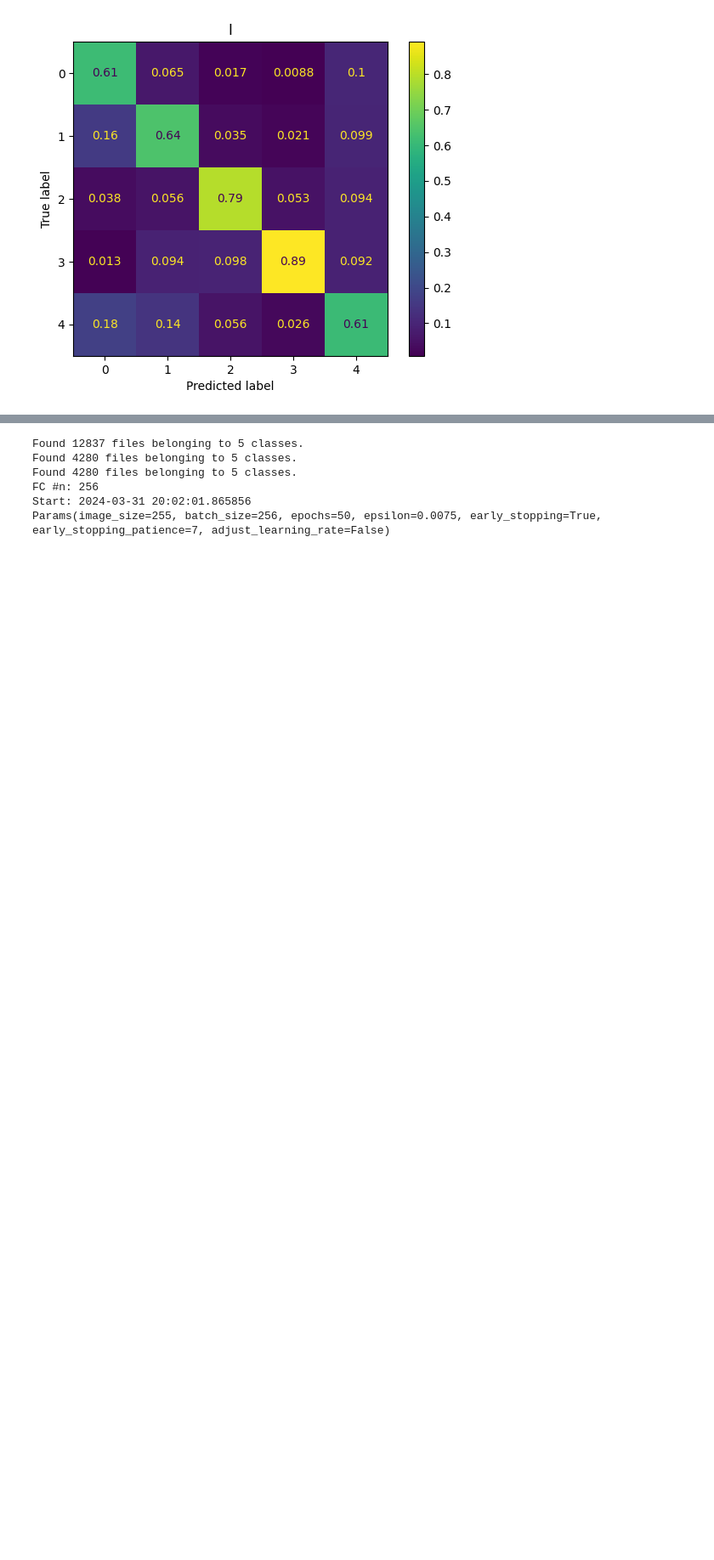
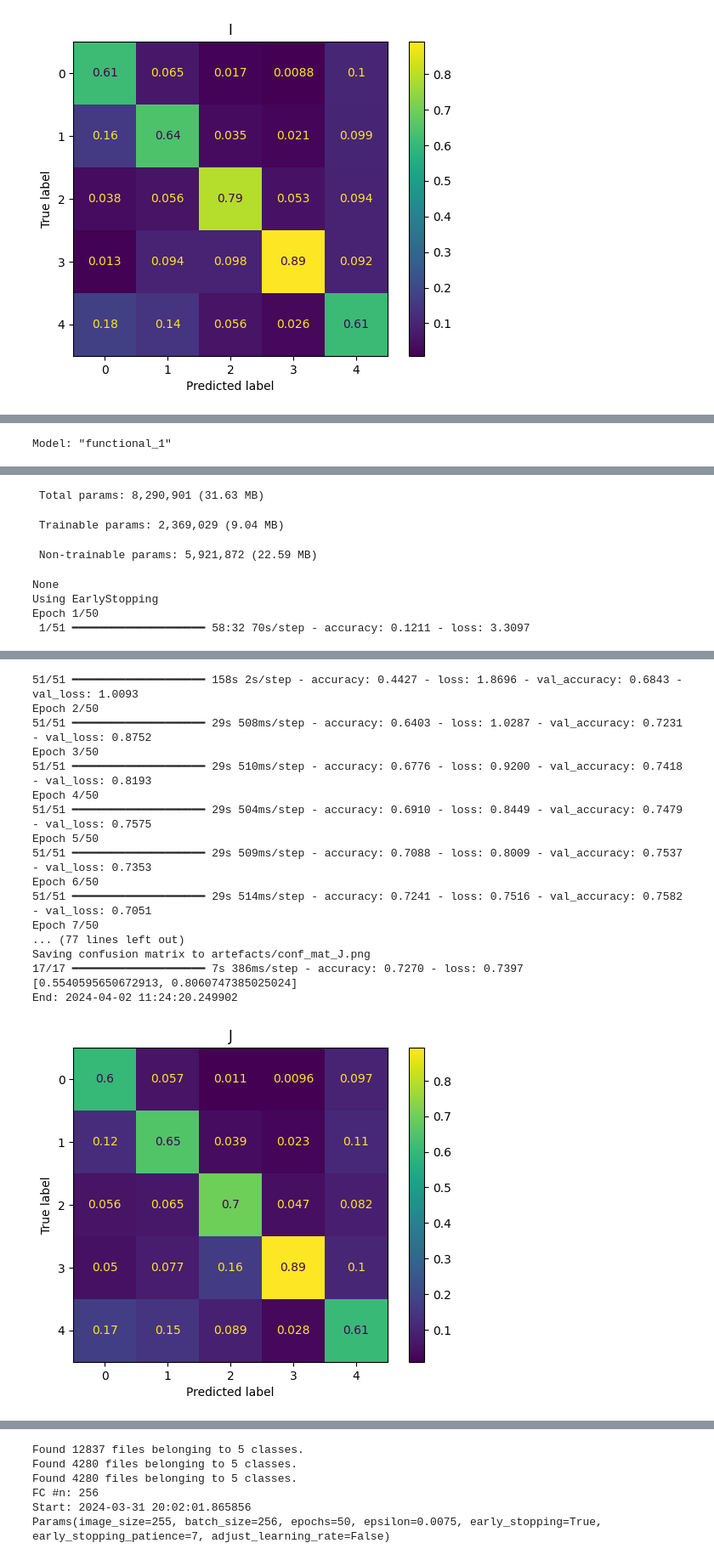
Before and after one commit to btsmith29/AMLS_II_assignment23_24, a Jupyter notebook: workings/assignment-workings.ipynb, the cells around one changed output, grey strips where cells are left out. Shown at 85% size. Cells and saved outputs as stored; diff of their text form; code cells hidden in the pictures; blank space fills up the shorter version.

Commit message:
more ablations and experiments

```diff
--- a/workings/assignment-workings.ipynb
+++ b/workings/assignment-workings.ipynb
@@ -44,7 +47,7 @@ from sklearn.metrics import confusion_matrix, ConfusionMatrixDisplay
 from tensorflow.data import Dataset
 from tensorflow.keras import layers, callbacks
 from tensorflow.keras.models import Model
-from tensorflow.keras.layers import Conv2D, Dense, Dropout, Flatten, GlobalAveragePooling2D, MaxPooling2D
+from tensorflow.keras.layers import BatchNormalization, Conv2D, Dense, Dropout, Flatten, GlobalAveragePooling2D, MaxPooling2D
 from typing import NamedTuple, Tuple
 
 
@@ -104,7 +107,7 @@ def create_model(base_model_fn: str, name: str, params: Params) -> ModelWrapper:
     return ModelWrapper(model, base_model)
 
 
-def create_model_ablations(base_model_fn: str, name: str, params: Params, fc_layers = 2, fc_neurons = 1024) -> ModelWrapper:
+def create_model_ablations(base_model_fn: str, name: str, params: Params, fc_layers = 2, fc_neurons = 1024, bn = False) -> ModelWrapper:
     """
     Create Keras application model, e.g.
         tf.keras.applications.EfficientNetV2B0
@@ -122,6 +125,8 @@ def create_model_ablations(base_model_fn: str, name: str, params: Params, fc_lay
     x = base_model(inputs, training=False)
     # Head
     x = GlobalAveragePooling2D()(x)
+    if bn:
+        x = BatchNormalization()(x)
     x = Flatten()(x)
 
     l = 0
@@ -327,10 +332,10 @@ def data_preprocessing(path: Path,
 
     df_images = pd.read_csv((data_path / "train.csv"))
 
-#     imgs1 = random.sample(df_images[df_images.label==3].image_id.tolist(), k=6579)
-#     imgs2 = df_images[df_images.label!=3].image_id.tolist()
+    imgs1 = random.sample(df_images[df_images.label==3].image_id.tolist(), k=2577)
+    imgs2 = df_images[df_images.label!=3].image_id.tolist()
 
-#     df_images = df_images[df_images.image_id.isin((imgs1+imgs2))].copy()
+    df_images = df_images[df_images.image_id.isin((imgs1+imgs2))].copy()
 
     X_train, X_test, y_train, y_test = train_test_split(df_images.image_id, df_images.label, test_size=0.2, random_state=12)
 
@@ -489,0 +528,2 @@ def plot_experiments_comp2(df_history: pd.DataFrame, task_ids: list, epoch_limit
+# %%
+ds_train, ds_valid, ds_test, class_weights = data_preprocessing(Path(cwd), DEFAULT_PARAMS)
@@ -2205,3 +2345,16 @@ Saving confusion matrix to artefacts/conf_mat_I.png
 [0.5418745279312134, 0.8121495246887207]
 End: 2024-04-02 10:30:12.163981
 [figure]
+# %%
+params = Params(255, 256, 50, 0.0075, True, 7, False)
+ds_train, ds_valid, ds_test, class_weights = data_preprocessing(Path(cwd), params)
+print(f"Batch Norm")
+print(f"Start: {datetime.datetime.now()}")
+print(params)
+model = create_model_ablations(tf.keras.applications.EfficientNetV2B0, "base", params, 2, 1024)
+print(model.model.summary())
+df_train, df_test = run_task(f"J", model, ds_train, ds_valid, ds_test, params, class_weights)
+collector.add_task_results(df_train, df_test)
+print(model.model.evaluate(ds_test))
+print(f"End: {datetime.datetime.now()}")
+# %% [output]
@@ -2207,0 +2367 @@ End: 2024-04-02 10:30:12.163981
+Model: "functional_1"
@@ -2207,0 +2385,7 @@ End: 2024-04-02 10:30:12.163981
+ Total params: 8,290,901 (31.63 MB)
+ Trainable params: 2,369,029 (9.04 MB)
+ Non-trainable params: 5,921,872 (22.59 MB)
+None
+Using EarlyStopping
+Epoch 1/50
+ 1/51 ━━━━━━━━━━━━━━━━━━━━ 58:32 70s/step - accuracy: 0.1211 - loss: 3.3097
@@ -2207,0 +2394,18 @@ End: 2024-04-02 10:30:12.163981
+51/51 ━━━━━━━━━━━━━━━━━━━━ 158s 2s/step - accuracy: 0.4427 - loss: 1.8696 - val_accuracy: 0.6843 - val_loss: 1.0093
+Epoch 2/50
+51/51 ━━━━━━━━━━━━━━━━━━━━ 29s 508ms/step - accuracy: 0.6403 - loss: 1.0287 - val_accuracy: 0.7231 - val_loss: 0.8752
+Epoch 3/50
+51/51 ━━━━━━━━━━━━━━━━━━━━ 29s 510ms/step - accuracy: 0.6776 - loss: 0.9200 - val_accuracy: 0.7418 - val_loss: 0.8193
+Epoch 4/50
+51/51 ━━━━━━━━━━━━━━━━━━━━ 29s 504ms/step - accuracy: 0.6910 - loss: 0.8449 - val_accuracy: 0.7479 - val_loss: 0.7575
+Epoch 5/50
+51/51 ━━━━━━━━━━━━━━━━━━━━ 29s 509ms/step - accuracy: 0.7088 - loss: 0.8009 - val_accuracy: 0.7537 - val_loss: 0.7353
+Epoch 6/50
+51/51 ━━━━━━━━━━━━━━━━━━━━ 29s 514ms/step - accuracy: 0.7241 - loss: 0.7516 - val_accuracy: 0.7582 - val_loss: 0.7051
+Epoch 7/50
+... (77 lines left out)
+Saving confusion matrix to artefacts/conf_mat_J.png
+17/17 ━━━━━━━━━━━━━━━━━━━━ 7s 386ms/step - accuracy: 0.7270 - loss: 0.7397
+[0.5540595650672913, 0.8060747385025024]
+End: 2024-04-02 11:24:20.249902
+[figure, added]
```
Also changed, not shown: parts of 26 cells of this notebook.
